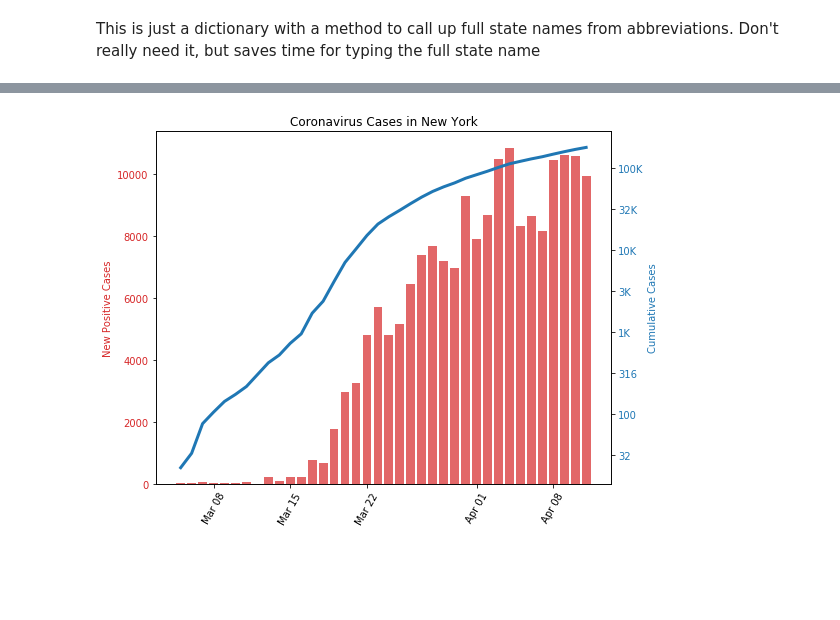
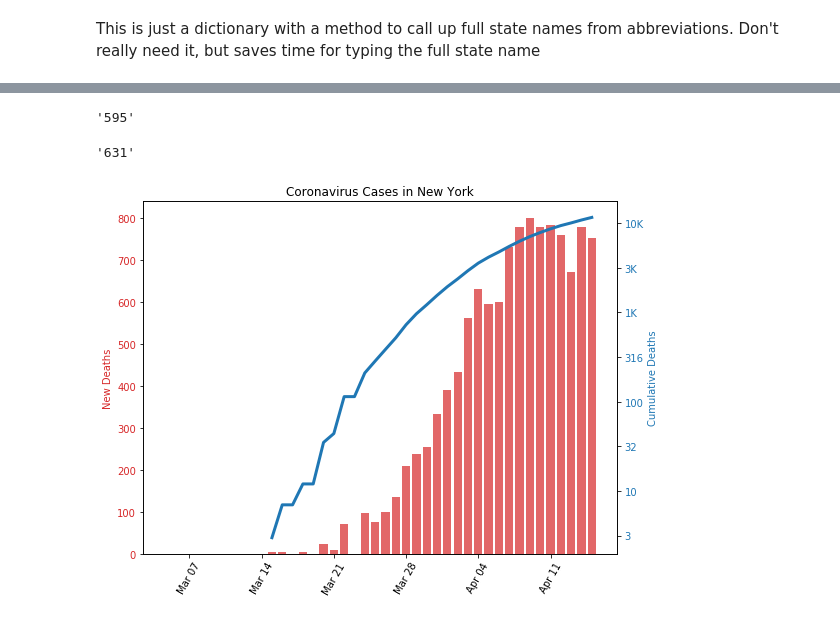
Before and after one commit to iuqiddis/covid-19, a Jupyter notebook: covid.ipynb, the cells around one changed output, grey strips where cells are left out. Saved outputs shown, nothing was run; the diff lists cells and outputs as text; code cells hidden in the pictures; blank space fills up the shorter version.

```diff
--- a/covid.ipynb
+++ b/covid.ipynb
@@ -39,10 +40,14 @@ This is just a dictionary with a method to call up full state names from abbrevi
 class StateNames():
     def __init__(self, name_path):
         self.name = {}
+        self.capita ={} #per capita
         for line in open(name_path):
-            n, m = line.strip('\n').split(',')
+            n, m, p = line.strip('\n').split(',')
             self.name[m] = n
+            self.capita[m] = int(p)
     def fname(self, abr):
         return self.name[abr]
+    def spop(self, abr): #state population
+        return self.capita[abr]
 
 sn = StateNames(name_path)
@@ -57,13 +77,23 @@ df.head()
 def select_state(abr):
     # abbreivation
     # postiveIncrease >= 10 to not worry about log(0)
-    state = df[(df['state'] == abr) & (df['positiveIncrease'] >= 10)].sort_values('date')
+    state = df[(df['state'] == abr) & (df['positive'] >= 10)].sort_values('date')
     return state
+# %%
+"{:1.0f}".format(10**2.7745)
+# %% [output]
+'595'
+# %%
+ticks_log(2.8,1)
+# %% [output]
+'631'
 # %%
 def ticks_log(x, pos):
     # two args are the value and tick position
     if x < 3:
         return '{:1.0f}'.format(10**x)
+    elif x >= 6:
+        return '{:1.0f}M'.format(10**x/1e6)
     return '{:1.0f}K'.format(10**x/1000)
 
 def ticks_line(x, pos):
@@ -77,29 +107,38 @@ def xticks_date(x, pos):
     # i had to use num2date as the dateobject is converted to numpy array at some point
     return '{}'.format(dt.datetime.strftime(num2date(x),'%b %d'))
 # %%
-def plot_totdaily(state_abr, log=True, sn=sn):
+def plot_totdaily(state_abr, log=True, deaths=False, sn=sn):
+
+    feature = 'positive'
+    feature_inc = 'positiveIncrease'
+    titles = 'Cases'
+
+    if deaths:
+        feature = 'death'
+        feature_inc = 'deathIncrease'
+        titles = 'Deaths'
 
     state = select_state(state_abr)
     name = sn.fname(state_abr)
 
     x = state['date']
-    y_daily = state['positiveIncrease']
+    y_daily = state[feature_inc]
     if log is True:
-        y_tot = np.log10(state['positive'])
+        y_tot = np.log10(state[feature])
     else:
-        y_tot = state['positive']
+        y_tot = state[feature]
 
     fig, ax1 = plt.subplots(figsize=(8,6))
 
     color = 'tab:red'
-    ax1.set_ylabel('New Positive Cases', color=color)  # we already handled the x-label with ax1
+    ax1.set_ylabel(f'New {titles}', color=color)  # we already handled the x-label with ax1
     ax1.bar(x, y_daily, color=color, alpha= 0.7)
     ax1.tick_params(axis='y', labelcolor=color)
 
     ax2 = ax1.twinx()  # instantiate a second axes that shares the same x-axis
 
     color = 'tab:blue'
-    ax2.set_ylabel('Cumulative Cases', color=color)
+    ax2.set_ylabel(f'Cumulative {titles}', color=color)
     ax2.plot(x, y_tot, color=color, lw=3)
     ax2.tick_params(axis='y', labelcolor=color)
 
@@ -113,6 +152,9 @@ def plot_totdaily(state_abr, log=True, sn=sn):
     xformatter = FuncFormatter(xticks_date)
     ax1.xaxis.set_major_formatter(xformatter)
     ax1.tick_params(axis='x', rotation=60)
+    # xlocator is there to most likely deal with a jupyter bug
+    xlocator = AutoDateLocator(interval_multiples=False)
+    ax1.xaxis.set_major_locator(xlocator)
 
 
     ax2.set_title(f'Coronavirus Cases in {name}')
@@ -170,8 +233,8 @@ def plot_comp(st1_abr, st2_abr, log=True, sn=sn):
 
     return
 # %%
-plot_totdaily('NY', log=True)
+plot_totdaily('NY', log=True, deaths=True )
 # %% [output]
-[figure, old version]
+[figure, new version]
 # %%
 plot_totdaily('CA', True)
```
Also changed, not shown: parts of 16 cells of this notebook, 4 other files.
